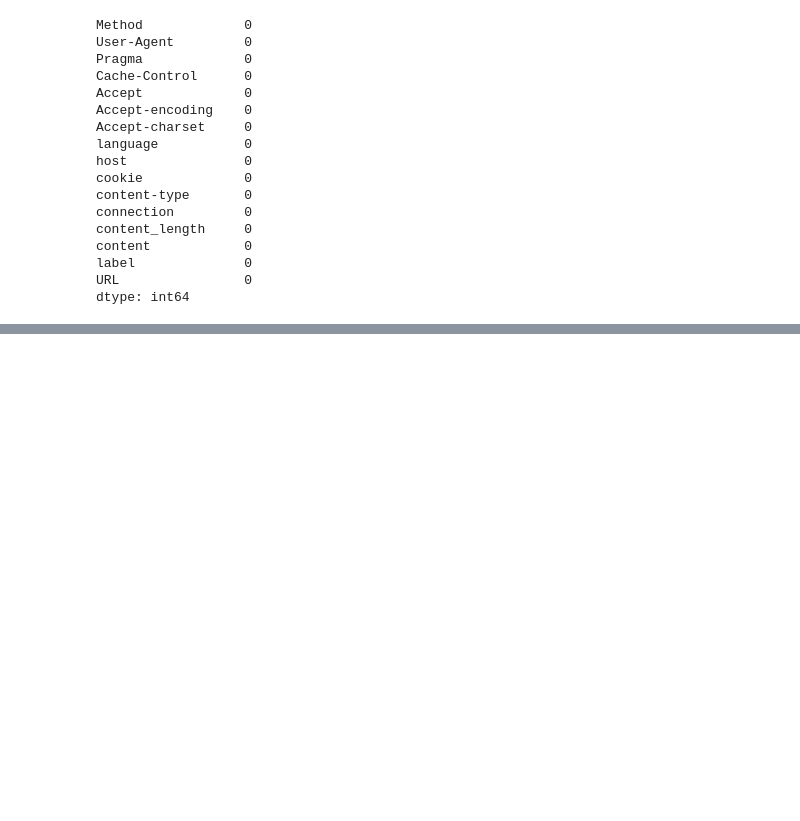
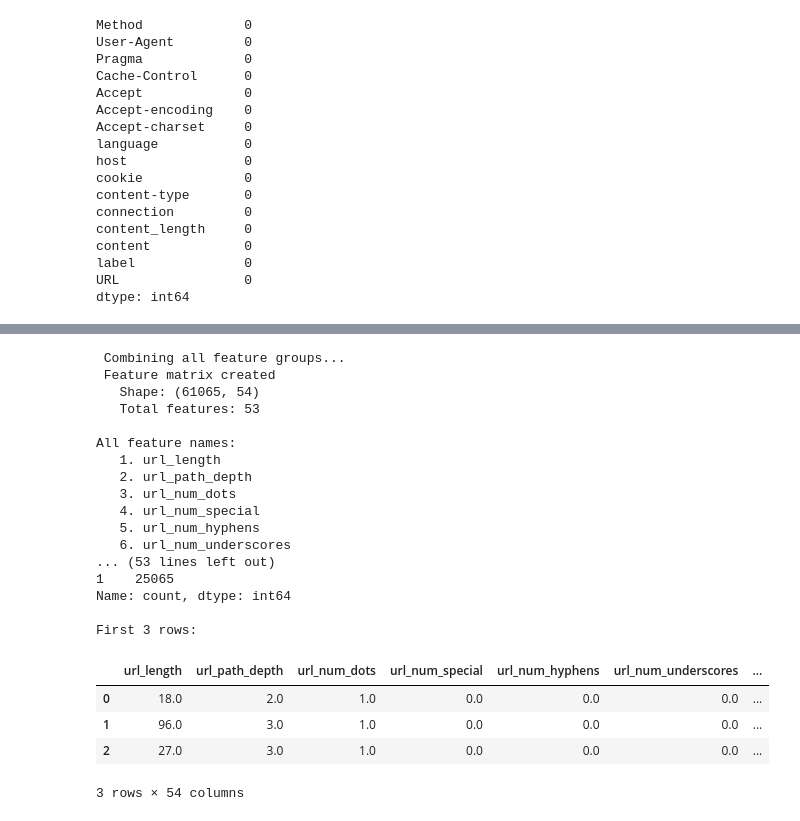
Before and after one commit to bsc-com-ne-14-20/Ai-Augumented-IDS, a Jupyter notebook: notebooks/cleaning_data.ipynb, the cells around one changed output, grey strips where cells are left out. Cells and saved outputs as stored; diff of their text form; code cells hidden in the pictures; blank space fills up the shorter version.

Commit message:
Feature engineering complete - 53 features, train/test split saved to data/final/

```diff
--- a/notebooks/cleaning_data.ipynb
+++ b/notebooks/cleaning_data.ipynb
@@ -281,3 +281,19 @@ dtype: int64
 # %%
 #Saving the Clean version of the dataset
 df.to_csv("csic_cleaned.csv", index=False)
+# %%
+#FEATURE ENGINEERING
+import pandas as pd
+import numpy as np
+import re
+from urllib.parse import unquote
+
+#Loading the cleaned data
+df = pd.read_csv('../data/cleaned/csic_cleaned_final.csv')
+
+
+print(f"Loaded clean dataset")
+print(f"   Shape: {df.shape}")
+print(f"   Columns: {df.columns.tolist()}")
+print(f"\nLabel distribution:")
+print(df['label'].value_counts())
@@ -283,0 +726,60 @@ df.to_csv("csic_cleaned.csv", index=False)
+# %%
+
+# COMBINE ALL FEATURE GROUPS
+
+
+print(" Combining all feature groups...")
+
+# Combining all groups horizontally
+feature_matrix = pd.concat([
+    url_features,
+    query_features,
+    body_features,
+    method_features,
+    header_features,
+], axis=1)
+
+# Adding  label column
+feature_matrix['label'] = df['label'].values
+
+print(f" Feature matrix created")
+print(f"   Shape: {feature_matrix.shape}")
+print(f"   Total features: {feature_matrix.shape[1] - 1}")
+print(f"\nAll feature names:")
+for i, col in enumerate(feature_matrix.columns[:-1], 1):
+    print(f"  {i:2}. {col}")
+
+# Checking  for any null values  in final matrix
+nulls = feature_matrix.isnull().sum().sum()
+print(f"\nTotal nulls in feature matrix: {nulls}")
+
+# Label distribution checking
+print(f"\nLabel distribution:")
+print(feature_matrix['label'].value_counts())
+
+# Preview
+print(f"\nFirst 3 rows:")
+feature_matrix.head(3)
+# %% [output]
+ Combining all feature groups...
+ Feature matrix created
+   Shape: (61065, 54)
+   Total features: 53
+
+All feature names:
+   1. url_length
+   2. url_path_depth
+   3. url_num_dots
+   4. url_num_special
+   5. url_num_hyphens
+   6. url_num_underscores
+... (53 lines left out)
+1    25065
+Name: count, dtype: int64
+
+First 3 rows:
+|  | url_length | url_path_depth | url_num_dots | url_num_special | url_num_hyphens | url_num_underscores | ... |
+| 0 | 18.0 | 2.0 | 1.0 | 0.0 | 0.0 | 0.0 | ... |
+| 1 | 96.0 | 3.0 | 1.0 | 0.0 | 0.0 | 0.0 | ... |
+| 2 | 27.0 | 3.0 | 1.0 | 0.0 | 0.0 | 0.0 | ... |
+3 rows × 54 columns
```
Also changed, not shown: parts of 7 cells of this notebook, 3 other files.
